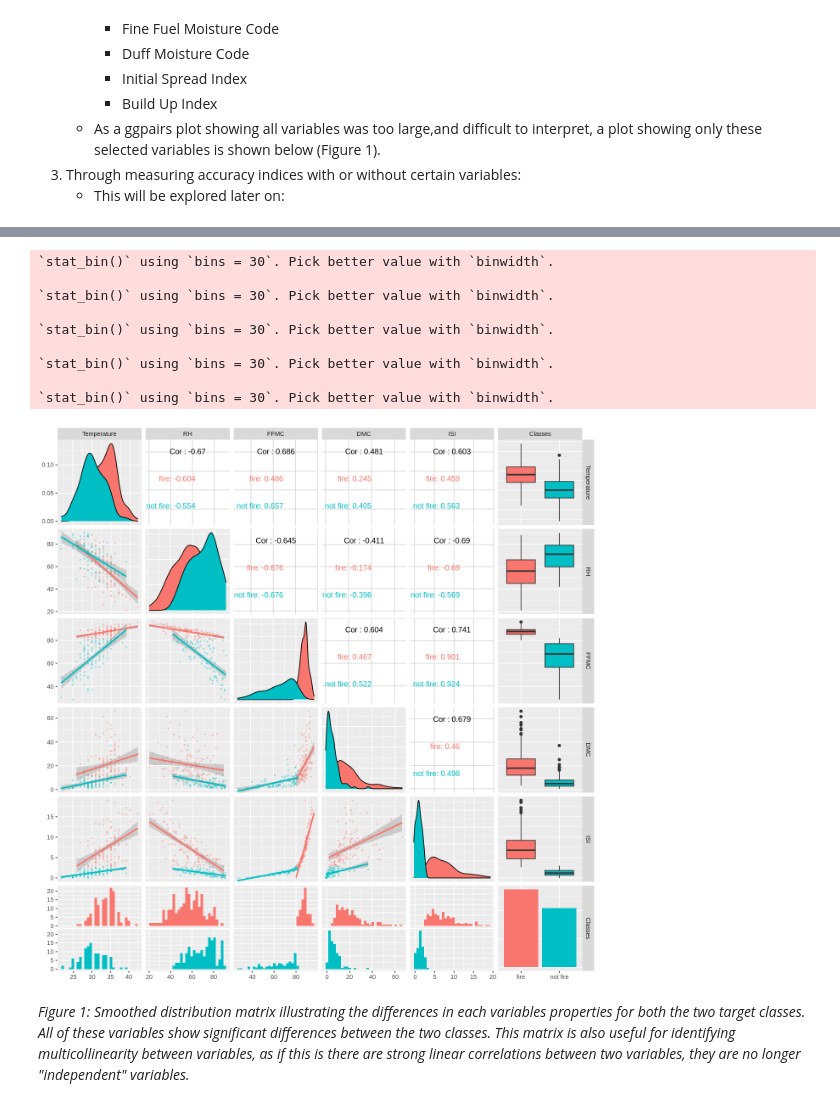
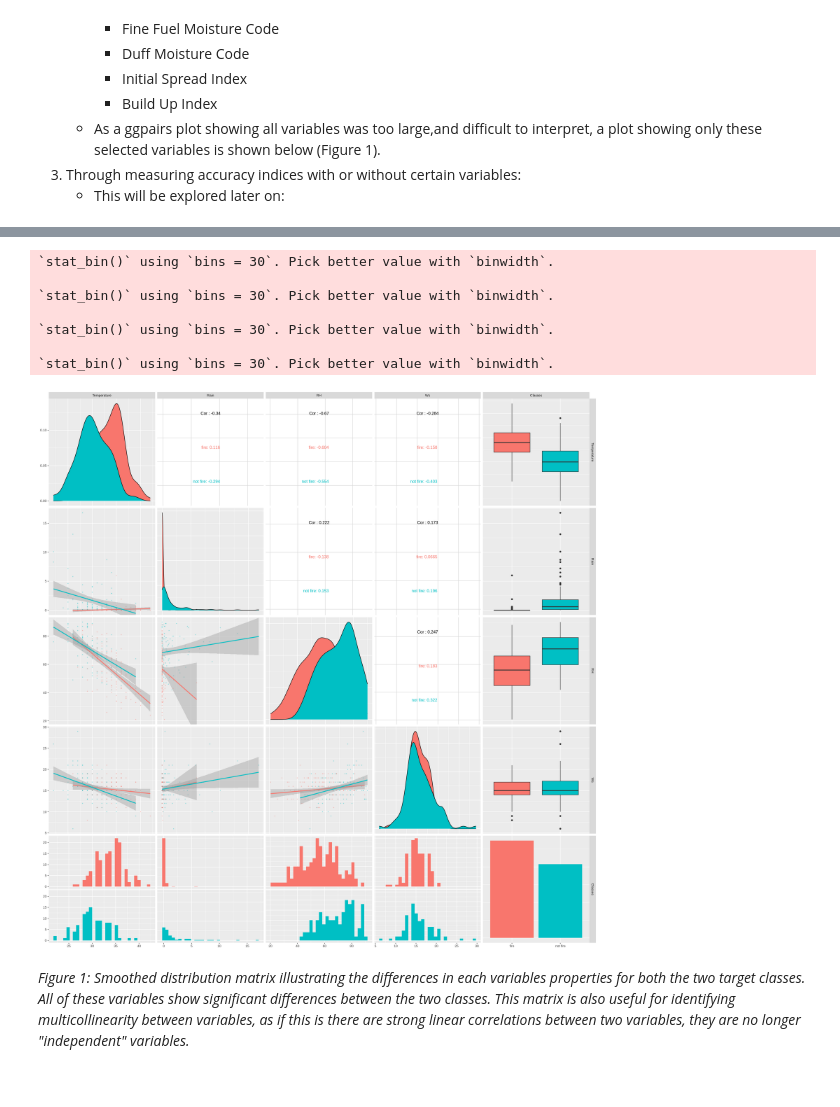
Before and after one commit to deckyblue/DSCI100_Final_Project, a Jupyter notebook: DSCI_project.ipynb, the cells around one changed output, grey strips where cells are left out. Saved outputs shown, nothing was run; the diff lists cells and outputs as text; code cells hidden in the pictures.

```diff
--- a/DSCI_project.ipynb
+++ b/DSCI_project.ipynb
@@ -155,21 +199,19 @@ The predictive variables that were used to train the model - and consequently pr
 # %%
-options(repr.plot.width = 11, repr.plot.height = 11)
+options(repr.plot.width = 20, repr.plot.height = 20)
 forest_fire %>%
-        select(Temperature, RH, FFMC, DMC, ISI, Classes) %>%
+        select(Temperature, Rain, RH, Ws, Classes) %>%
         ggpairs(.,
                mapping = ggplot2::aes(colour=Classes),
                lower = list(continuous = wrap("smooth", alpha = 0.3, size=0.5)))
 # %% [output]
 `stat_bin()` using `bins = 30`. Pick better value with `binwidth`.
 
 `stat_bin()` using `bins = 30`. Pick better value with `binwidth`.
 
 `stat_bin()` using `bins = 30`. Pick better value with `binwidth`.
 
 `stat_bin()` using `bins = 30`. Pick better value with `binwidth`.
-
-`stat_bin()` using `bins = 30`. Pick better value with `binwidth`.
-[figure, old version]
+[figure, new version]
 # %% [markdown]
 <i>Figure 1: Smoothed distribution matrix illustrating the differences in each variables properties for both the two target classes. All of these variables show significant differences between the two classes. This matrix is also useful for identifying multicollinearity between variables, as if this is there are strong linear correlations between two variables, they are no longer "independent" variables. </i>
 # %%
```
Also changed, not shown: parts of 2 cells of this notebook.
